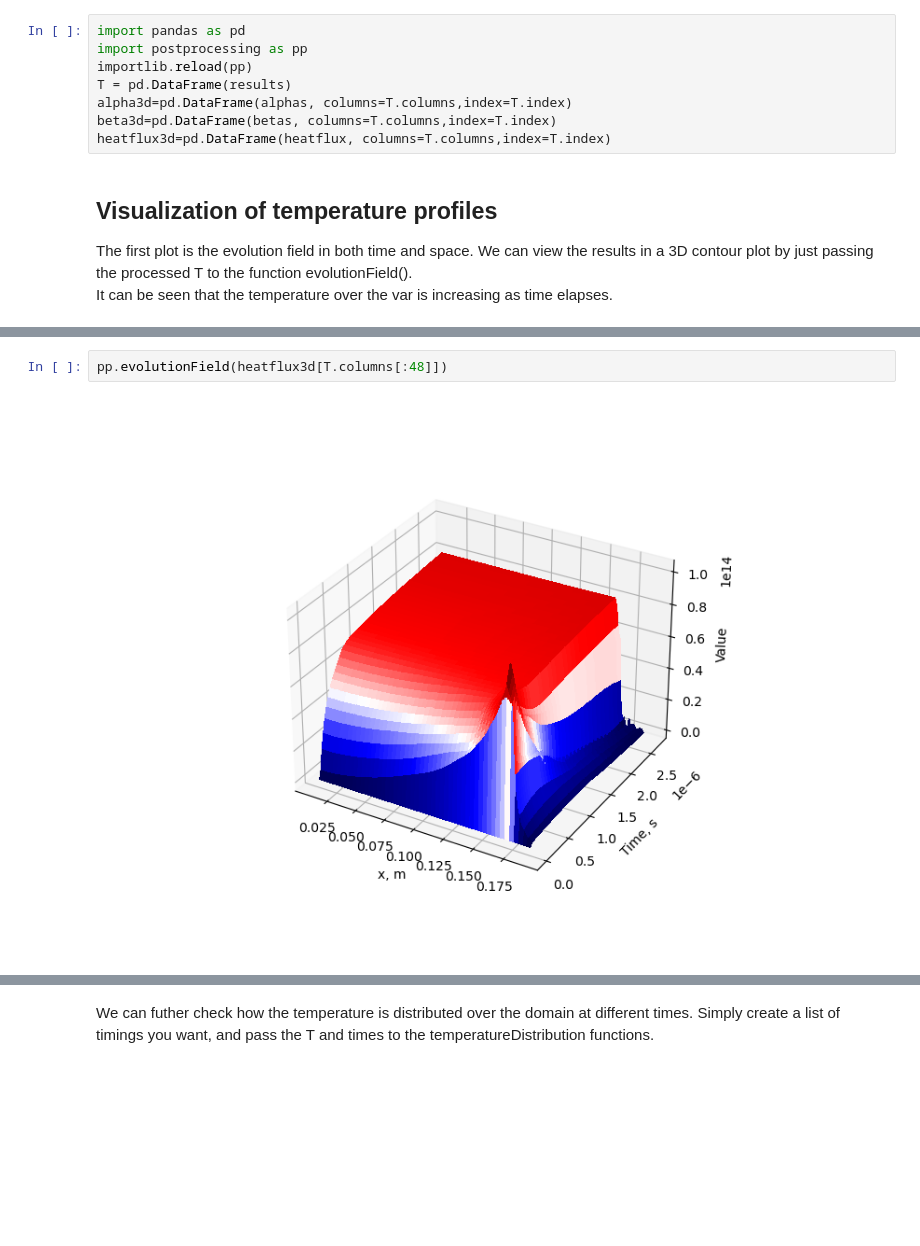
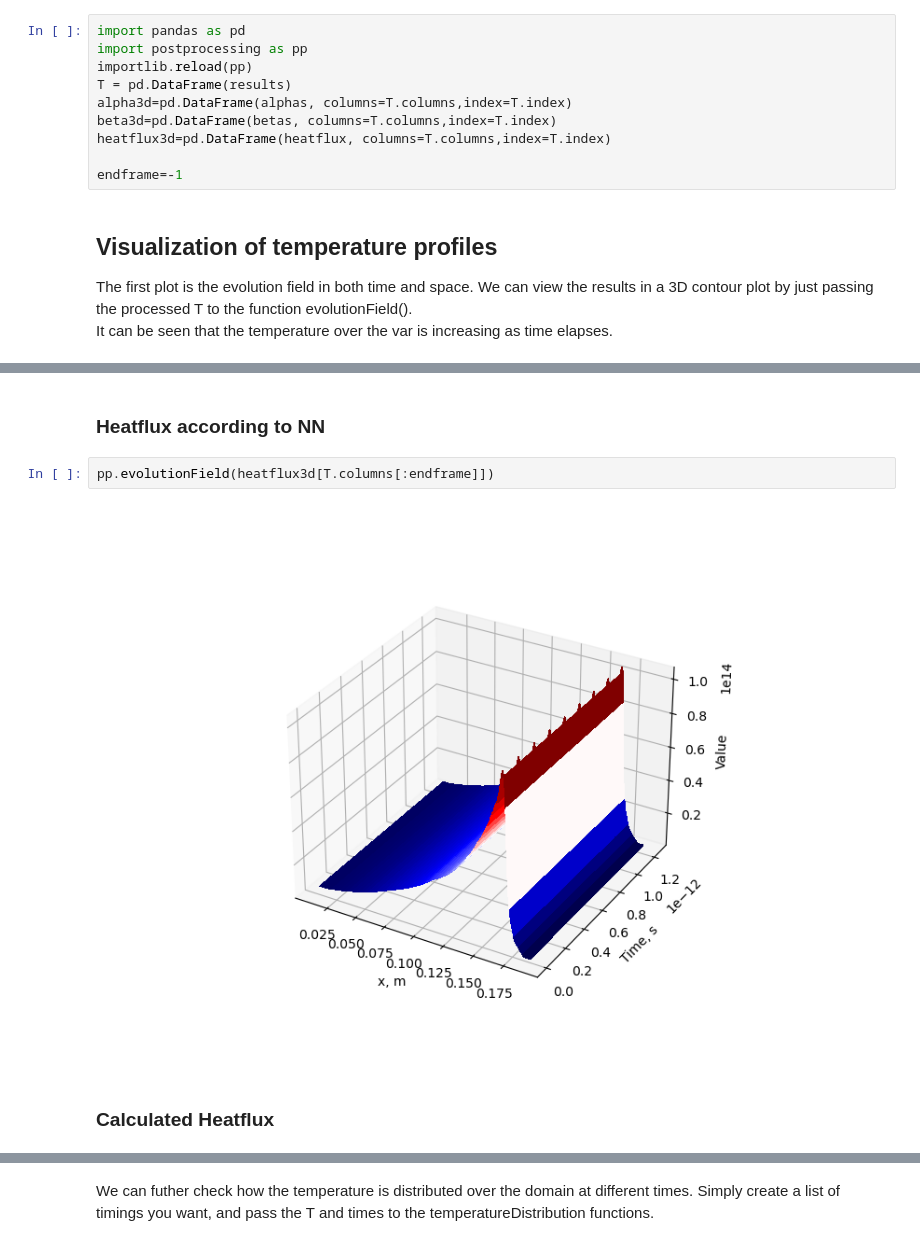
Before and after one commit to Lexmidan/nonloc_heatflux, a Jupyter notebook: PyTorch/time-evolv-heatflux.ipynb, the cells around one changed output, grey strips where cells are left out. Saved outputs shown, nothing was run; the diff lists cells and outputs as text; blank space fills up the shorter version.

```diff
--- a/PyTorch/time-evolv-heatflux.ipynb
+++ b/PyTorch/time-evolv-heatflux.ipynb
@@ -104,6 +86,8 @@ T = pd.DataFrame(results)
 alpha3d=pd.DataFrame(alphas, columns=T.columns,index=T.index)
 beta3d=pd.DataFrame(betas, columns=T.columns,index=T.index)
 heatflux3d=pd.DataFrame(heatflux, columns=T.columns,index=T.index)
+
+endframe=-1
 # %% [markdown]
 ## Visualization of temperature profiles
 The first plot is the evolution field in both time and space. We can view the results in a 3D contour plot by just passing the processed T to the function evolutionField(). <br>
@@ -167,7 +170,11 @@ pp.evolutionField(beta3d[T.columns[:28]])
+# %% [markdown]
+### Heatflux according to NN
 # %%
-pp.evolutionField(heatflux3d[T.columns[:48]])
+pp.evolutionField(heatflux3d[T.columns[:endframe]])
 # %% [output]
-[figure, old version]
+[figure, new version]
+# %% [markdown]
+### Calculated Heatflux
 # %%
 import pandas as pd
 import numpy as np
```
Also changed, not shown: parts of 15 cells of this notebook, 5 other files.
